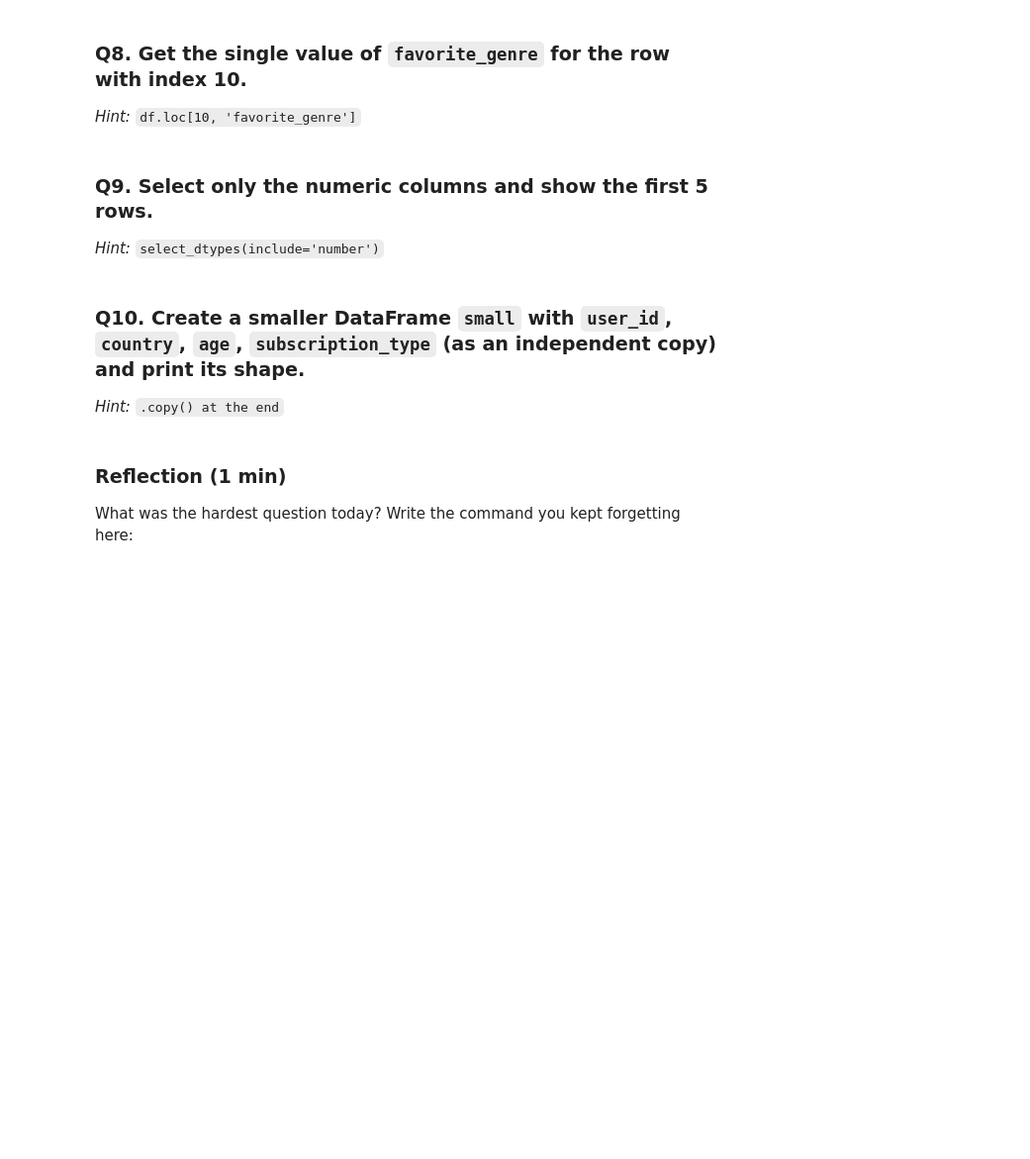
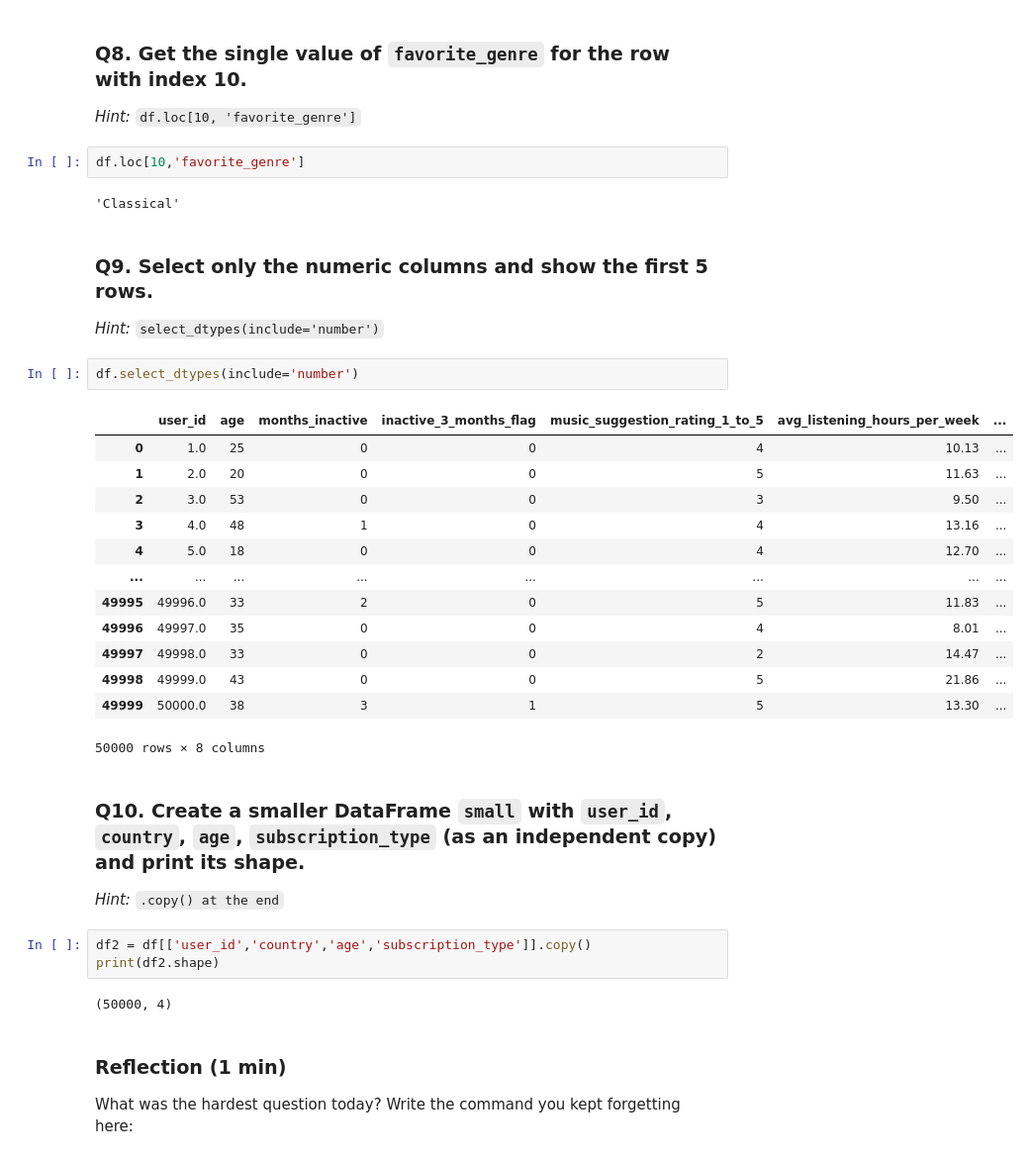
Before and after one commit to shiva3994/Python, a Jupyter notebook: Spotify_User_Behv/Day02_Selecting_Columns_and_Rows_indexing_loc__PRACTICE.ipynb, the cells around one changed output. Shown at 99% size. Cells and saved outputs as stored; diff of their text form; blank space fills up the shorter version.

```diff
--- a/Spotify_User_Behv/Day02_Selecting_Columns_and_Rows_indexing_loc__PRACTICE.ipynb
+++ b/Spotify_User_Behv/Day02_Selecting_Columns_and_Rows_indexing_loc__PRACTICE.ipynb
@@ -160,14 +160,39 @@ df.iloc[:3, :4]
 ### Q8. Get the single value of `favorite_genre` for the row with index 10.
 
 *Hint:* `df.loc[10, 'favorite_genre']`
+# %%
+df.loc[10,'favorite_genre']
+# %% [output]
+'Classical'
 # %% [markdown]
 ### Q9. Select only the numeric columns and show the first 5 rows.
 
 *Hint:* `select_dtypes(include='number')`
+# %%
+df.select_dtypes(include='number')
+# %% [output]
+|  | user_id | age | months_inactive | inactive_3_months_flag | music_suggestion_rating_1_to_5 | avg_listening_hours_per_week | ... |
+| 0 | 1.0 | 25 | 0 | 0 | 4 | 10.13 | ... |
+| 1 | 2.0 | 20 | 0 | 0 | 5 | 11.63 | ... |
+| 2 | 3.0 | 53 | 0 | 0 | 3 | 9.50 | ... |
+| 3 | 4.0 | 48 | 1 | 0 | 4 | 13.16 | ... |
+| 4 | 5.0 | 18 | 0 | 0 | 4 | 12.70 | ... |
+| ... | ... | ... | ... | ... | ... | ... | ... |
+| 49995 | 49996.0 | 33 | 2 | 0 | 5 | 11.83 | ... |
+| 49996 | 49997.0 | 35 | 0 | 0 | 4 | 8.01 | ... |
+| 49997 | 49998.0 | 33 | 0 | 0 | 2 | 14.47 | ... |
+| 49998 | 49999.0 | 43 | 0 | 0 | 5 | 21.86 | ... |
+| 49999 | 50000.0 | 38 | 3 | 1 | 5 | 13.30 | ... |
+50000 rows × 8 columns
 # %% [markdown]
 ### Q10. Create a smaller DataFrame `small` with `user_id`, `country`, `age`, `subscription_type` (as an independent copy) and print its shape.
 
 *Hint:* `.copy() at the end`
+# %%
+df2 = df[['user_id','country','age','subscription_type']].copy()
+print(df2.shape)
+# %% [output]
+(50000, 4)
 # %% [markdown]
 ### Reflection (1 min)
 What was the hardest question today? Write the command you kept forgetting here:
```
Also changed, not shown: 1 other file.
